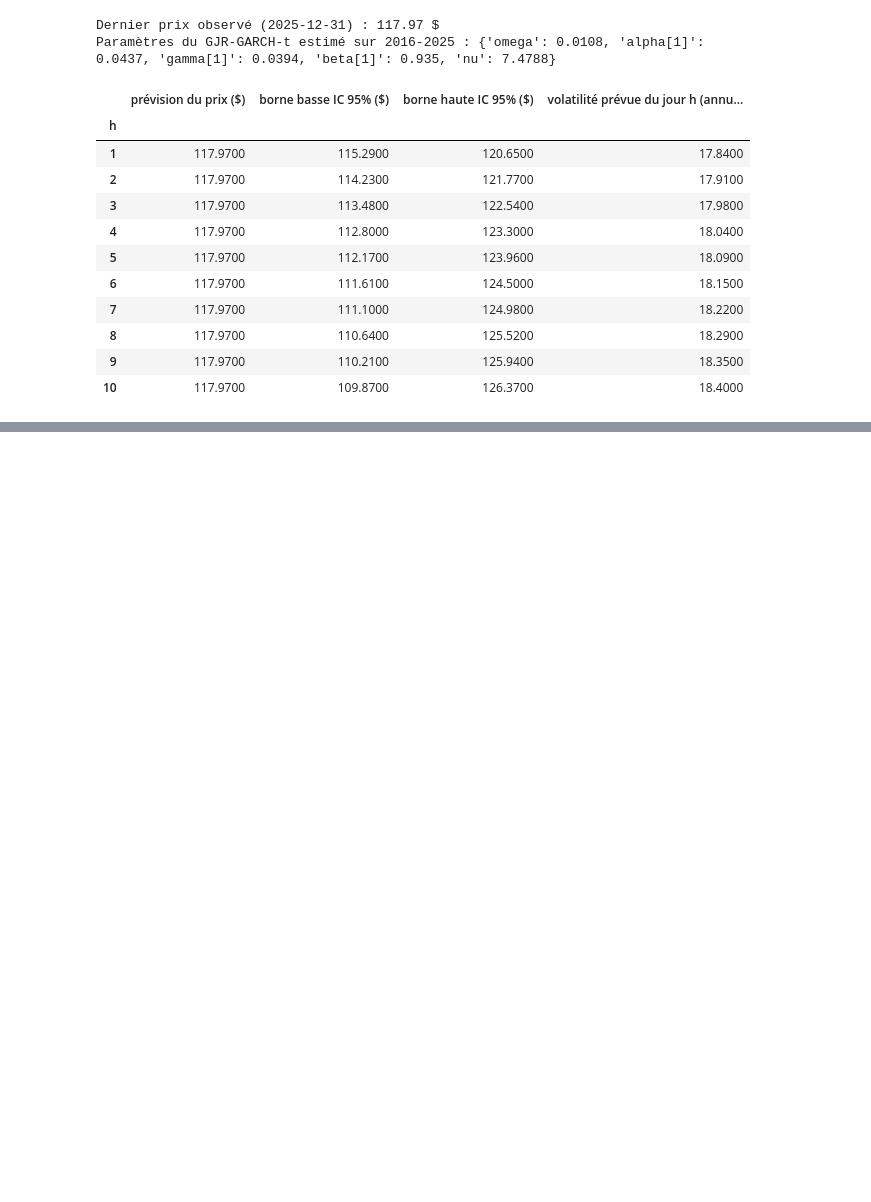
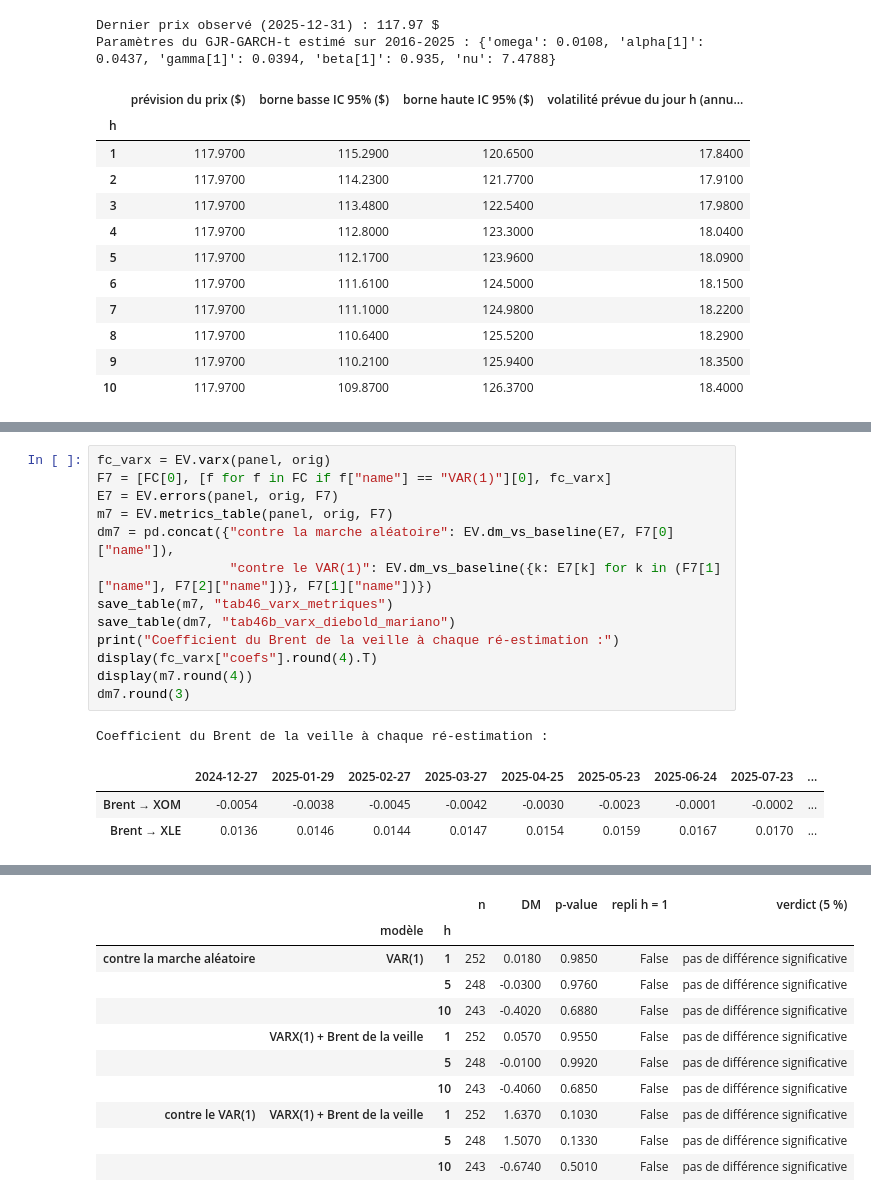
Before and after one commit to aziz28-dev/ts-project, a Jupyter notebook: notebooks/main_python.ipynb, the cells around one changed output, grey strips where cells are left out. Cells and saved outputs as stored; diff of their text form; blank space fills up the shorter version.

```diff
--- a/notebooks/main_python.ipynb
+++ b/notebooks/main_python.ipynb
@@ -3079,0 +3290,18 @@ Paramètres du GJR-GARCH-t estimé sur 2016-2025 : {'omega': 0.0108, 'alpha[1]':
+# %%
+fc_varx = EV.varx(panel, orig)
+F7 = [FC[0], [f for f in FC if f["name"] == "VAR(1)"][0], fc_varx]
+E7 = EV.errors(panel, orig, F7)
+m7 = EV.metrics_table(panel, orig, F7)
+dm7 = pd.concat({"contre la marche aléatoire": EV.dm_vs_baseline(E7, F7[0]["name"]),
+                 "contre le VAR(1)": EV.dm_vs_baseline({k: E7[k] for k in (F7[1]["name"], F7[2]["name"])}, F7[1]["name"])})
+save_table(m7, "tab46_varx_metriques")
+save_table(dm7, "tab46b_varx_diebold_mariano")
+print("Coefficient du Brent de la veille à chaque ré-estimation :")
+display(fc_varx["coefs"].round(4).T)
+display(m7.round(4))
+dm7.round(3)
+# %% [output]
+Coefficient du Brent de la veille à chaque ré-estimation :
+|  | 2024-12-27 | 2025-01-29 | 2025-02-27 | 2025-03-27 | 2025-04-25 | 2025-05-23 | 2025-06-24 | 2025-07-23 | ... |
+| Brent → XOM | -0.0054 | -0.0038 | -0.0045 | -0.0042 | -0.0030 | -0.0023 | -0.0001 | -0.0002 | ... |
+| Brent → XLE | 0.0136 | 0.0146 | 0.0144 | 0.0147 | 0.0154 | 0.0159 | 0.0167 | 0.0170 | ... |
@@ -3079,0 +3314,11 @@ Paramètres du GJR-GARCH-t estimé sur 2016-2025 : {'omega': 0.0108, 'alpha[1]':
+|  |  |  | n | DM | p-value | repli h = 1 | verdict (5 %) |
+|  | modèle | h |  |  |  |  |  |
+| contre la marche aléatoire | VAR(1) | 1 | 252 | 0.0180 | 0.9850 | False | pas de différence significative |
+|  |  | 5 | 248 | -0.0300 | 0.9760 | False | pas de différence significative |
+|  |  | 10 | 243 | -0.4020 | 0.6880 | False | pas de différence significative |
+|  | VARX(1) + Brent de la veille | 1 | 252 | 0.0570 | 0.9550 | False | pas de différence significative |
+|  |  | 5 | 248 | -0.0100 | 0.9920 | False | pas de différence significative |
+|  |  | 10 | 243 | -0.4060 | 0.6850 | False | pas de différence significative |
+| contre le VAR(1) | VARX(1) + Brent de la veille | 1 | 252 | 1.6370 | 0.1030 | False | pas de différence significative |
+|  |  | 5 | 248 | 1.5070 | 0.1330 | False | pas de différence significative |
+|  |  | 10 | 243 | -0.6740 | 0.5010 | False | pas de différence significative |
```
Also changed, not shown: parts of 12 cells of this notebook, 18 other files.
